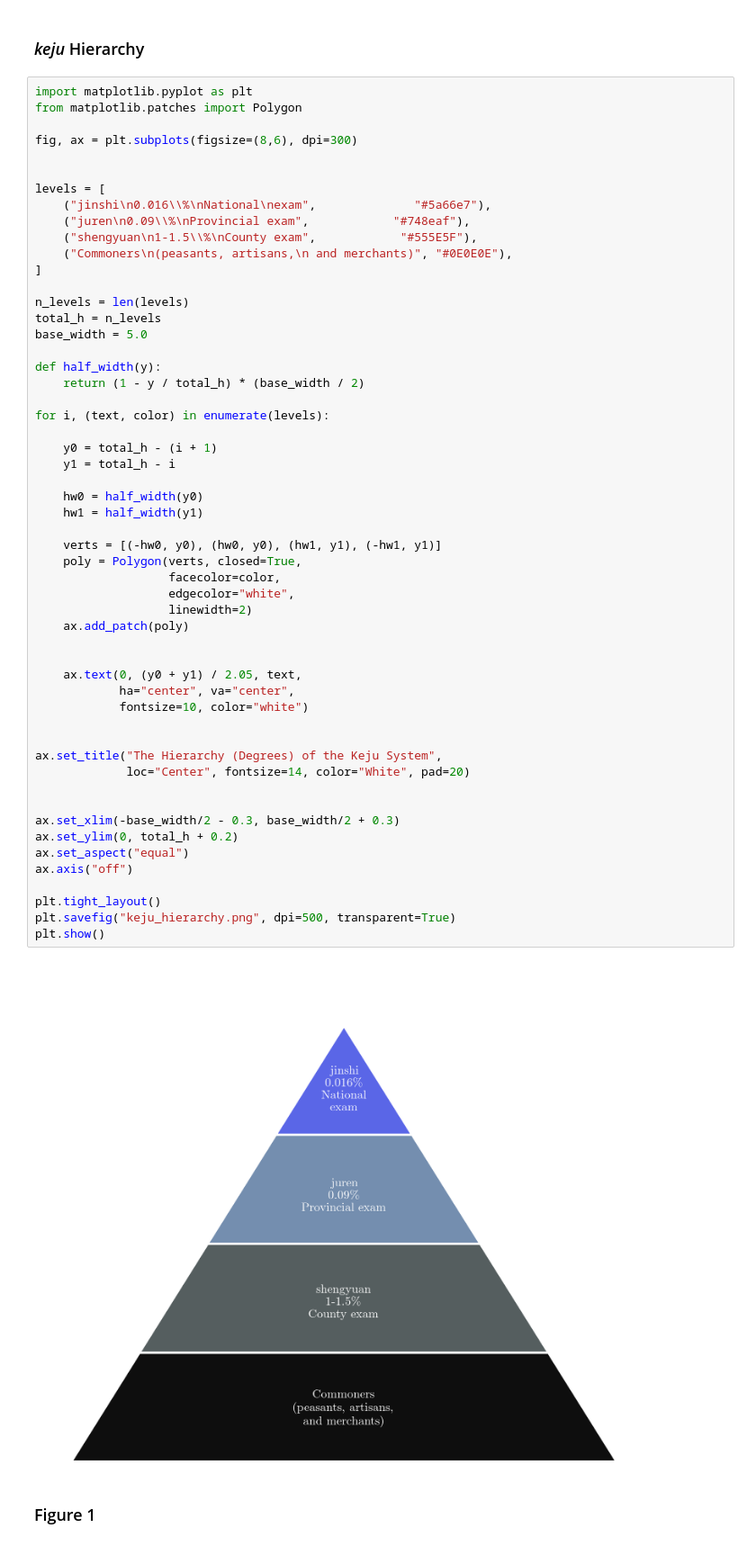
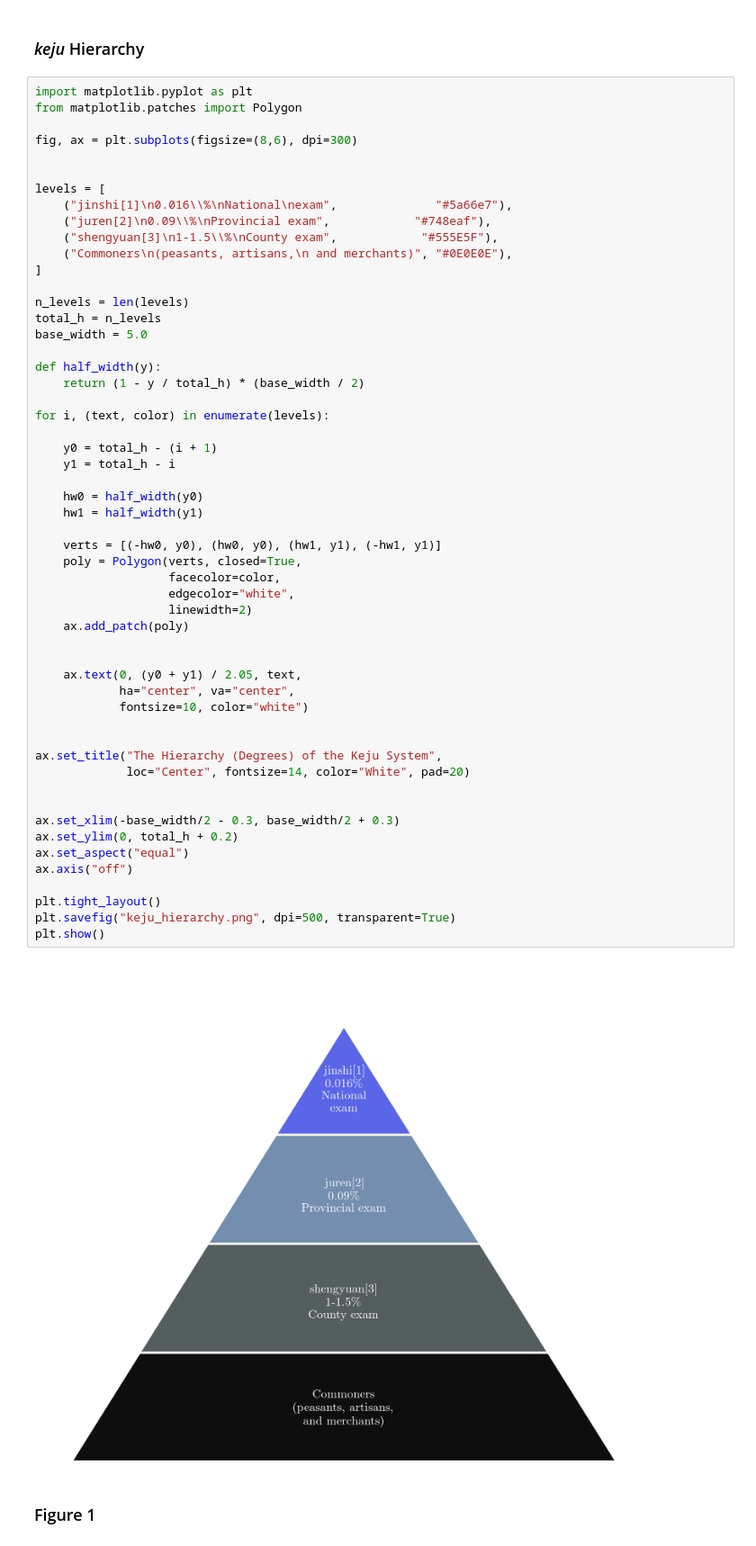
Before and after one commit to Arn0ne/Microeconomics, a Jupyter notebook: Slides_Complement/Slides_Complement.ipynb, the cells around one changed output. Shown at 90% size. Saved outputs shown, nothing was run; the diff lists cells and outputs as text.

```diff
--- a/Slides_Complement/Slides_Complement.ipynb
+++ b/Slides_Complement/Slides_Complement.ipynb
@@ -28,9 +28,9 @@ fig, ax = plt.subplots(figsize=(8,6), dpi=300)
 
 
 levels = [
-    ("jinshi\n0.016\\%\nNational\nexam",              "#5a66e7"),
-    ("juren\n0.09\\%\nProvincial exam",            "#748eaf"),
-    ("shengyuan\n1-1.5\\%\nCounty exam",            "#555E5F"),
+    ("jinshi[1]\n0.016\\%\nNational\nexam",              "#5a66e7"),
+    ("juren[2]\n0.09\\%\nProvincial exam",            "#748eaf"),
+    ("shengyuan[3]\n1-1.5\\%\nCounty exam",            "#555E5F"),
     ("Commoners\n(peasants, artisans,\n and merchants)", "#0E0E0E"),
 ]
 
@@ -48,34 +48,34 @@ for i, (text, color) in enumerate(levels):
 
     hw0 = half_width(y0)
     hw1 = half_width(y1)
 
     verts = [(-hw0, y0), (hw0, y0), (hw1, y1), (-hw1, y1)]
     poly = Polygon(verts, closed=True,
                    facecolor=color,
                    edgecolor="white",
                    linewidth=2)
     ax.add_patch(poly)
 
 
     ax.text(0, (y0 + y1) / 2.05, text,
             ha="center", va="center",
             fontsize=10, color="white")
 
 
 ax.set_title("The Hierarchy (Degrees) of the Keju System",
              loc="Center", fontsize=14, color="White", pad=20)
 
 
 ax.set_xlim(-base_width/2 - 0.3, base_width/2 + 0.3)
 ax.set_ylim(0, total_h + 0.2)
 ax.set_aspect("equal")
 ax.axis("off")
 
 plt.tight_layout()
 plt.savefig("keju_hierarchy.png", dpi=500, transparent=True)
 plt.show()
 # %% [output]
-[figure, old version]
+[figure, new version]
 # %% [markdown]
 ### Figure 1
 # %%
```
Also changed, not shown: parts of 3 cells of this notebook, 54 other files.
